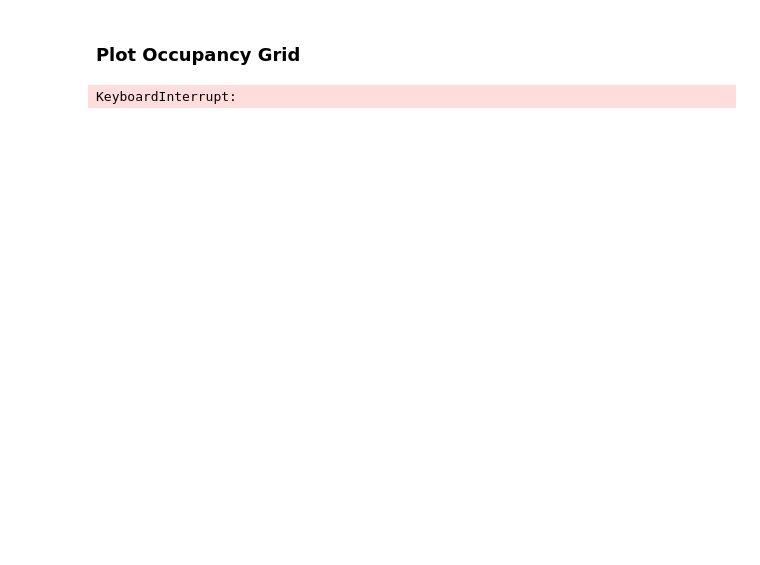
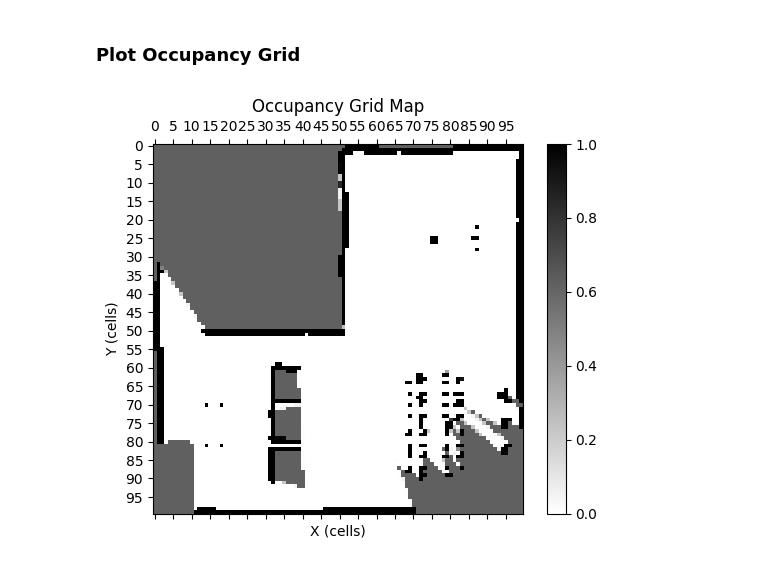
Before and after one commit to analucia-odp/tp3-robotica, a Jupyter notebook: tp3.ipynb, the cells around one changed output. Saved outputs shown, nothing was run; the diff lists cells and outputs as text; code cells hidden in the pictures; blank space fills up the shorter version.

```diff
--- a/tp3.ipynb
+++ b/tp3.ipynb
@@ -344,35 +346,35 @@ plt.show()
 ### Plot Occupancy Grid
 # %%
 # -------------------------- Normaliza o grid -------------------------
-vectorized_func = np.vectorize(probability_by_log_odds)
-grid_log_odds = vectorized_func(grid)
-
-
+for r in range(rows):
+    for c in range(cols):
+        probability_grid = grid[r,c]
+        grid[r,c] = probability_by_log_odds(probability_grid)
 
 # ------------------ Plotando o occupancy grid -----------------
 fig, ax = plt.subplots()
 
 # Exibir a matriz do Occupancy Grid
-cax = ax.matshow(grid_log_odds, cmap='gray_r', vmin=0, vmax=1)
+cax = ax.matshow(grid, cmap='gray_r', vmin=0, vmax=1)
 
 # Adicionar uma barra de cores para referência
 fig.colorbar(cax)
 
 # Definir título e rótulos dos eixos
 ax.set_title('Occupancy Grid Map')
 ax.set_xlabel('X (cells)')
 ax.set_ylabel('Y (cells)')
 
 # ax.set_xticks(np.arange(0, MAP_DIMS[1]+1, CELL_SIZE))
 # ax.set_yticks(np.arange(0, MAP_DIMS[0]+1, CELL_SIZE))
-ticks = np.arange(0, grid_log_odds.shape[0], step=5)
+ticks = np.arange(0, grid.shape[0], step=5)
 ax.set_xticks(ticks)
 ax.set_yticks(ticks)
-ax.set_xticklabels(ticks)
-ax.set_yticklabels(ticks)
+# ax.set_xticklabels(ticks)
+# ax.set_yticklabels(ticks)
 
 # Salvar a figura como uma imagem
 plt.savefig("occupancy_grid_map.png")
 plt.show()
 # %% [output]
-KeyboardInterrupt:
+[figure, added]
```
Also changed, not shown: parts of 4 cells of this notebook.
